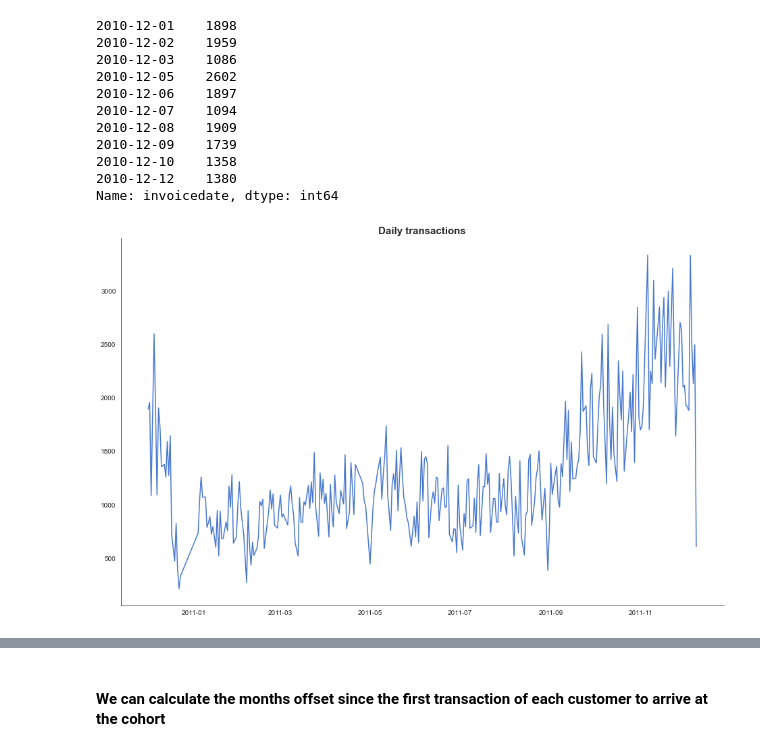
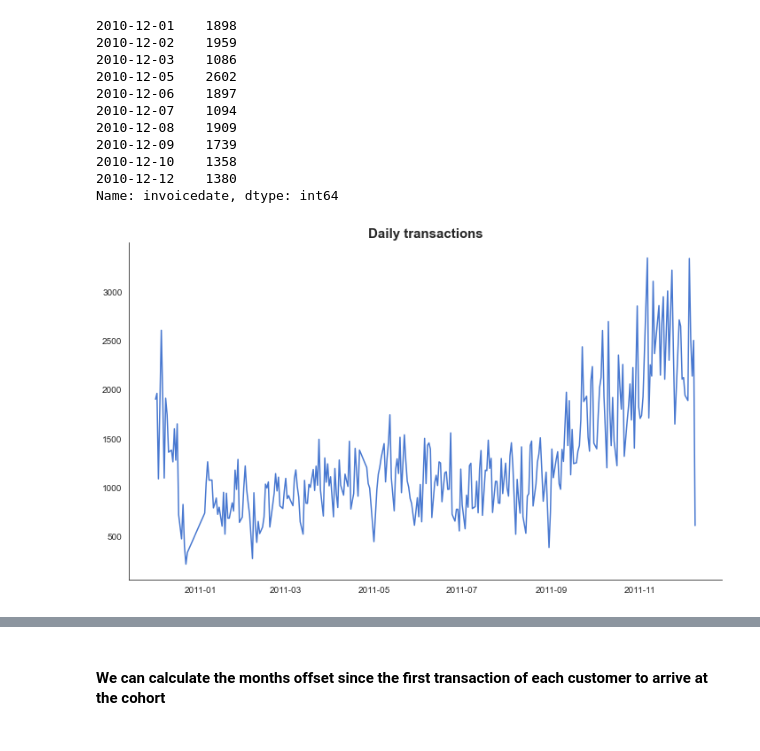
Before and after one commit to csanry/machinelearning, a Jupyter notebook: ecomm_rfm/CODE/e-commerce-cohort-analysis-rfm-clustering.ipynb, the cells around one changed output, grey strips where cells are left out. Saved outputs shown, nothing was run; the diff lists cells and outputs as text; code cells hidden in the pictures.

```diff
--- a/ecomm_rfm/CODE/e-commerce-cohort-analysis-rfm-clustering.ipynb
+++ b/ecomm_rfm/CODE/e-commerce-cohort-analysis-rfm-clustering.ipynb
@@ -582,10 +582,12 @@ Latest date: 2011-12-09
 2010-12-12    1380
 Name: invoicedate, dtype: int64
 # %%
+# Plot of daily transactions
 daily_transactions = dfc['invoicedate'].value_counts().sort_index()
-sns.lineplot(x = daily_transactions.index, y = daily_transactions.values)
+fig, ax = plt.subplots(1, 1, figsize=(12, 7))
+sns.lineplot(x = daily_transactions.index, y = daily_transactions.values, ax = ax)
 plt.title('Daily transactions', fontsize = 15, fontweight = 'bold')
 sns.despine()
 plt.show()
 # %% [output]
-[figure, old version]
+[figure, new version]
```
Also changed, not shown: parts of 3 cells of this notebook, 4 other files.
